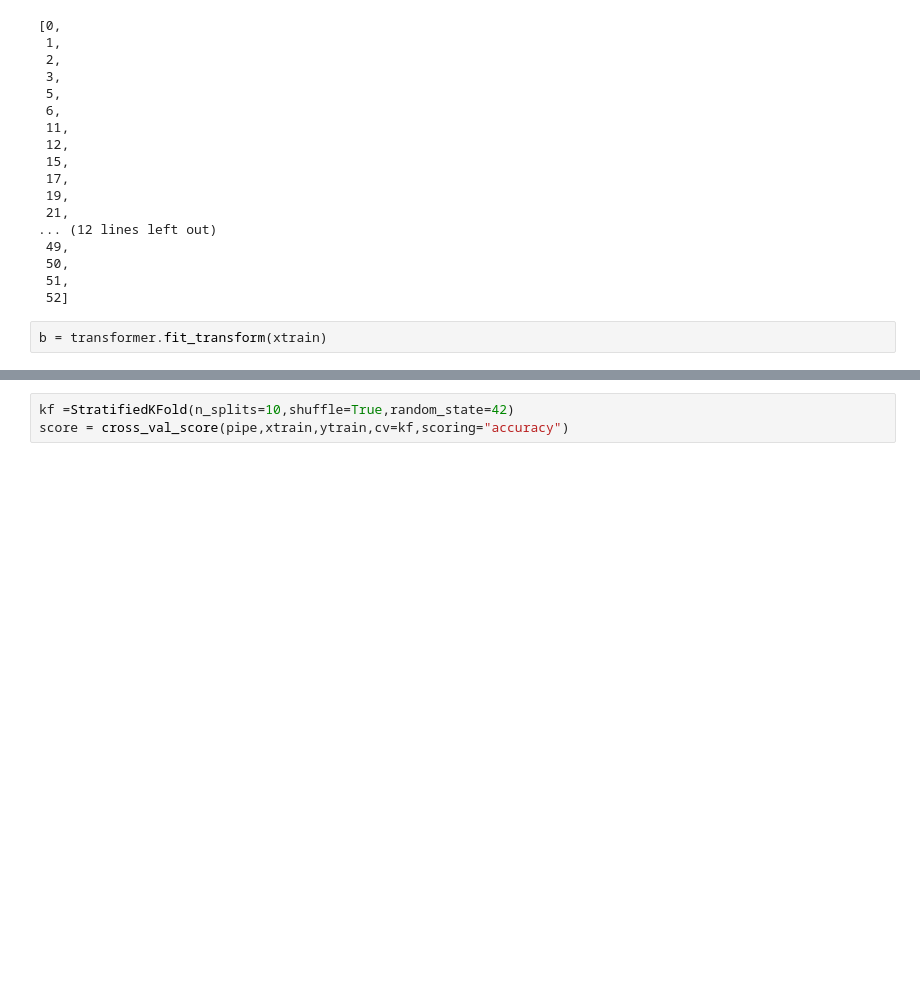
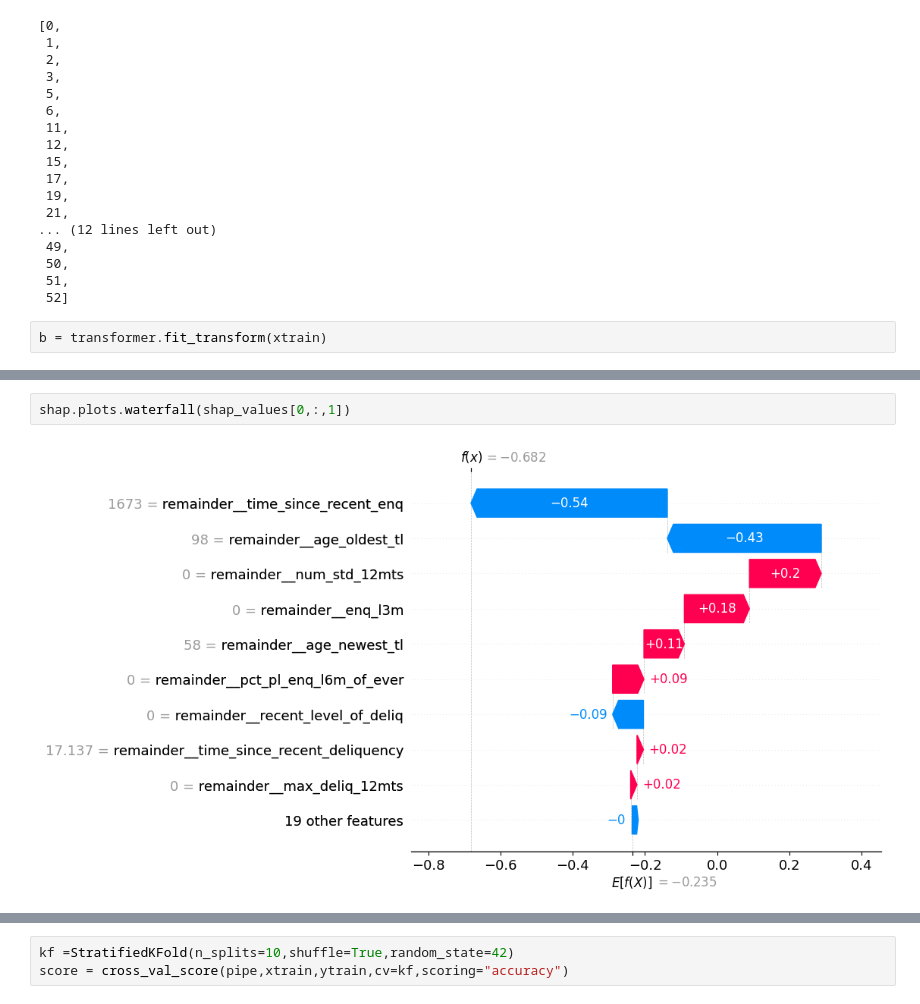
Before and after one commit to agarwal2001-ux/credt_risk_modelling, a Jupyter notebook: notebooks/model.ipynb, the cells around one changed output, grey strips where cells are left out. Cells and saved outputs as stored; diff of their text form; blank space fills up the shorter version.

```diff
--- a/notebooks/model.ipynb
+++ b/notebooks/model.ipynb
@@ -228,0 +255,4 @@ b.iloc[:,a]
+# %%
+shap.plots.waterfall(shap_values[0,:,1])
+# %% [output]
+[figure, added]
```
Also changed, not shown: parts of 11 cells of this notebook.
